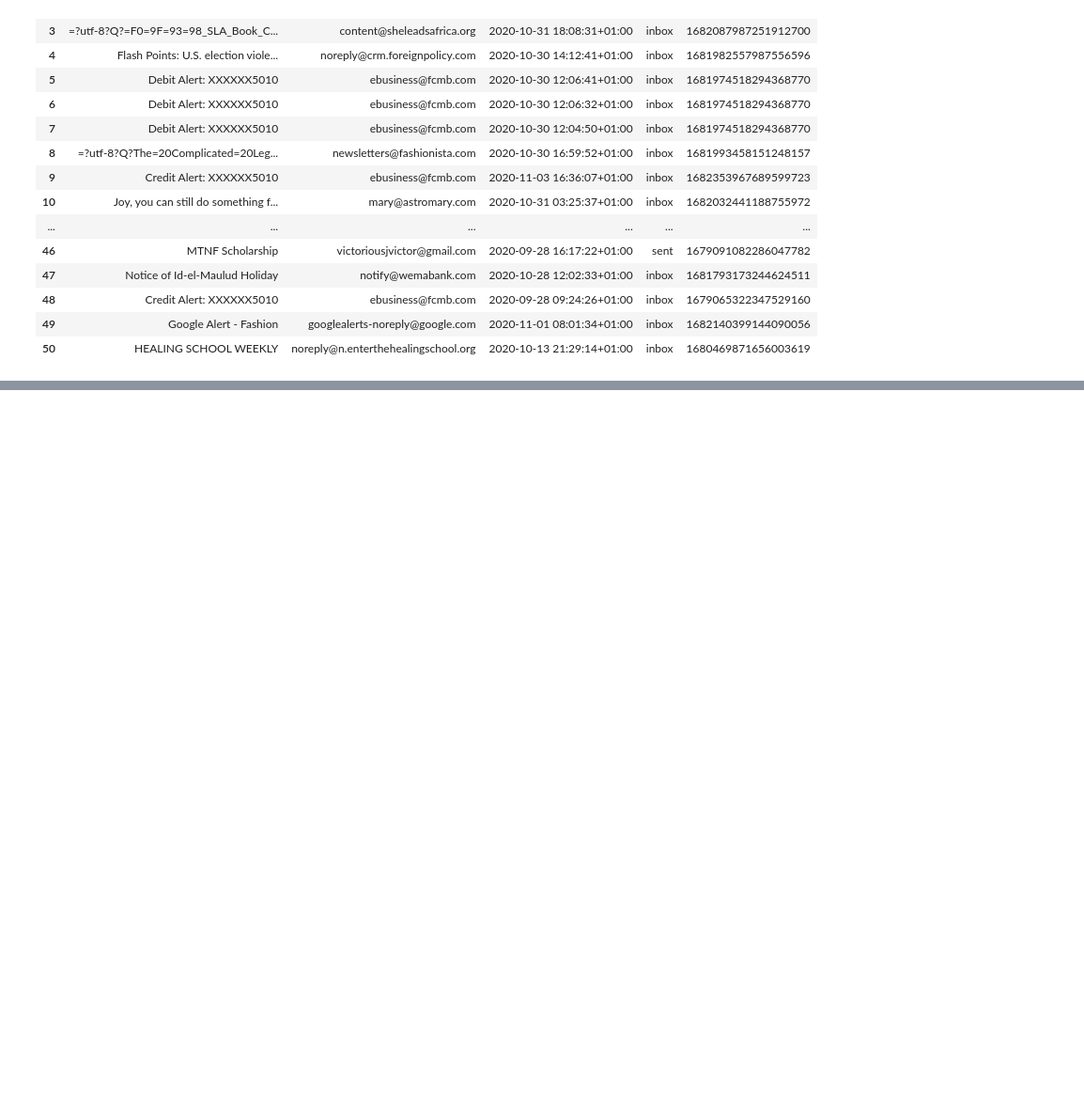
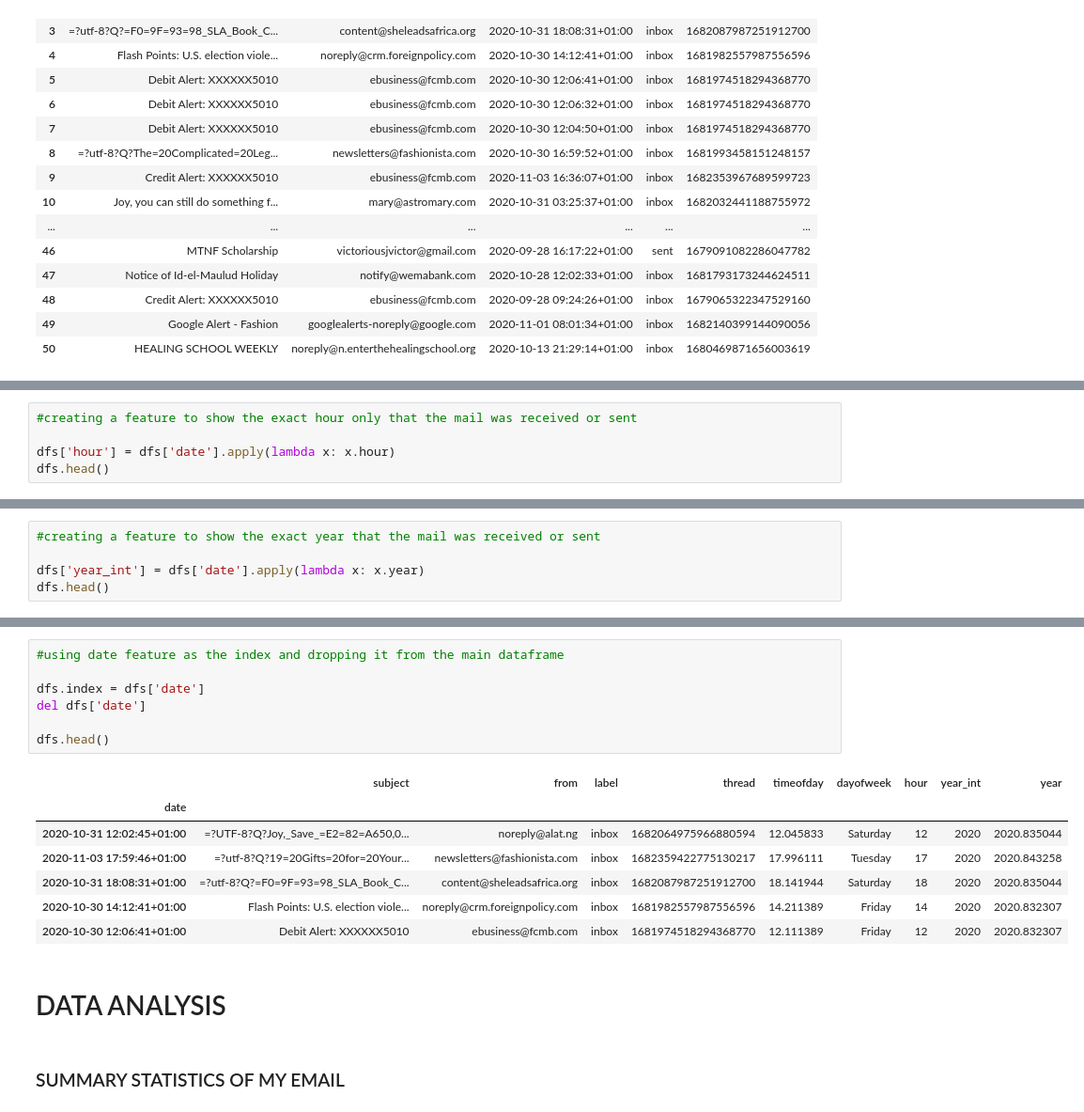
Before and after one commit to Jhoie/EDA-with-personal-Gmail, a Jupyter notebook: EDA using Gmail (Update).ipynb, the cells around one changed output, grey strips where cells are left out. Shown: that part at 94% size. Drawn from its saved outputs; the diff is of its cells as text; blank space fills up the shorter version.

Commit message:
Update to Summary Statistics of my mail

```diff
--- a/EDA using Gmail (Update).ipynb
+++ b/EDA using Gmail (Update).ipynb
@@ -248,0 +300,5 @@ dfs.head(50)  # checking to see if it actually works and it did
+# %%
+#creating a feature to show the exact hour only that the mail was received or sent
+
+dfs['hour'] = dfs['date'].apply(lambda x: x.hour)
+dfs.head()
@@ -248,0 +312,5 @@ dfs.head(50)  # checking to see if it actually works and it did
+# %%
+#creating a feature to show the exact year that the mail was received or sent
+
+dfs['year_int'] = dfs['date'].apply(lambda x: x.year)
+dfs.head()
@@ -248,0 +324,19 @@ dfs.head(50)  # checking to see if it actually works and it did
+# %%
+#using date feature as the index and dropping it from the main dataframe
+
+dfs.index = dfs['date']
+del dfs['date']
+
+dfs.head()
+# %% [output]
+|  | subject | from | label | thread | timeofday | dayofweek | hour | year_int | year |
+| date |  |  |  |  |  |  |  |  |  |
+| 2020-10-31 12:02:45+01:00 | =?UTF-8?Q?Joy,_Save_=E2=82=A650,0... | noreply@alat.ng | inbox | 1682064975966880594 | 12.045833 | Saturday | 12 | 2020 | 2020.835044 |
+| 2020-11-03 17:59:46+01:00 | =?utf-8?Q?19=20Gifts=20for=20Your... | newsletters@fashionista.com | inbox | 1682359422775130217 | 17.996111 | Tuesday | 17 | 2020 | 2020.843258 |
+| 2020-10-31 18:08:31+01:00 | =?utf-8?Q?=F0=9F=93=98_SLA_Book_C... | content@sheleadsafrica.org | inbox | 1682087987251912700 | 18.141944 | Saturday | 18 | 2020 | 2020.835044 |
+| 2020-10-30 14:12:41+01:00 | Flash Points: U.S. election viole... | noreply@crm.foreignpolicy.com | inbox | 1681982557987556596 | 14.211389 | Friday | 14 | 2020 | 2020.832307 |
+| 2020-10-30 12:06:41+01:00 | Debit Alert: XXXXXX5010 | ebusiness@fcmb.com | inbox | 1681974518294368770 | 12.111389 | Friday | 12 | 2020 | 2020.832307 |
+# %% [markdown]
+# DATA ANALYSIS
+# %% [markdown]
+### SUMMARY STATISTICS OF MY EMAIL
```
Also changed, not shown: parts of 10 cells of this notebook, 2 other files.
